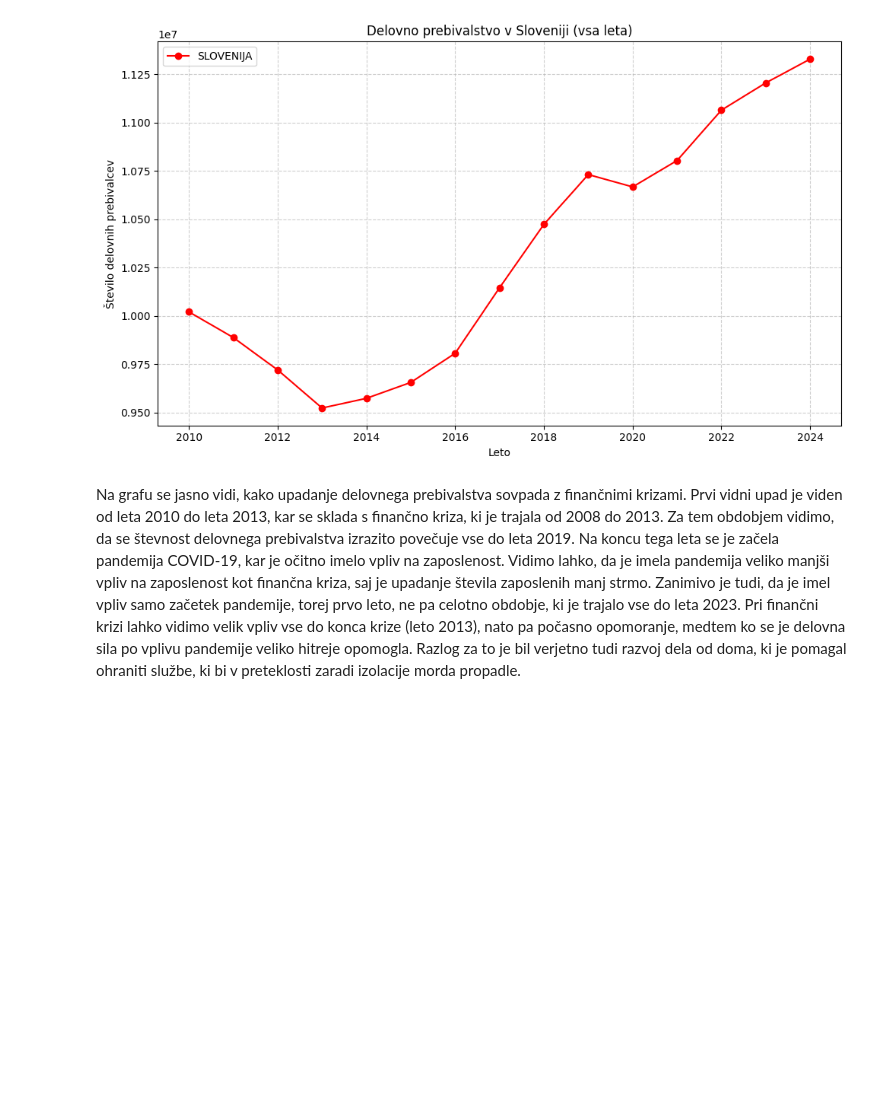
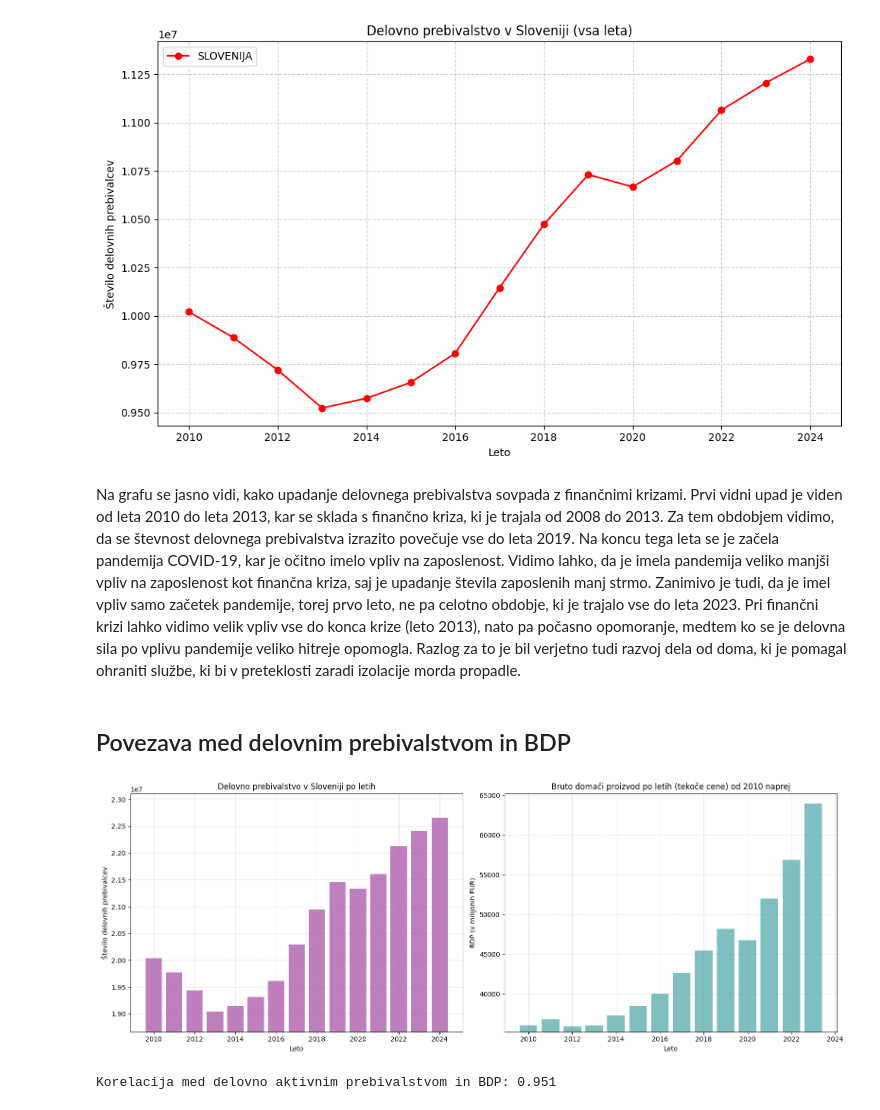
Before and after one commit to nirinja/PR259, a Jupyter notebook: koda/koda.ipynb, the cells around one changed output. Drawn from its saved outputs; the diff is of its cells as text; code cells hidden in the pictures; blank space fills up the shorter version.

```diff
--- a/koda/koda.ipynb
+++ b/koda/koda.ipynb
@@ -17,11 +17,12 @@ data = pd.DataFrame(px_data['DATA'])
 data_slovenia = data[data['STATISTIČNA REGIJA'] == 'SLOVENIJA']
 data['YEAR'] = data['MESEC'].str[:4]
 data['DATA'] = pd.to_numeric(data['DATA'], errors='coerce')
-# Izloči zadnje leto
-data = data[data['YEAR'] != data['YEAR'].max()]
+data = data[data['YEAR'] != data['YEAR'].max()] # Izloči zadnje leto
 
 px_data2 = pyaxis.parse("./podatki/bdp.PX", encoding="windows-1250")
 data_bpd = pd.DataFrame(px_data2['DATA'])
+data_bpd['DATA'] = pd.to_numeric(data_bpd['DATA'], errors='coerce')
+data_bpd = data_bpd[data_bpd['LETO'] != data_bpd['LETO'].max()] # Izloči zadnje leto
 # %% [output]
 Multilingual PX file
 Multilingual PX file
@@ -170,3 +169,61 @@ plt.show()
 [figure]
 # %% [markdown]
 Na grafu se jasno vidi, kako upadanje delovnega prebivalstva sovpada z finančnimi krizami. Prvi vidni upad je viden od leta 2010 do leta 2013, kar se sklada s finančno kriza, ki je trajala od 2008 do 2013. Za tem obdobjem vidimo, da se števnost delovnega prebivalstva izrazito povečuje vse do leta 2019. Na koncu tega leta se je začela pandemija COVID-19, kar je očitno imelo vpliv na zaposlenost. Vidimo lahko, da je imela pandemija veliko manjši vpliv na zaposlenost kot finančna kriza, saj je upadanje števila zaposlenih manj strmo. Zanimivo je tudi, da je imel vpliv samo začetek pandemije, torej prvo leto, ne pa celotno obdobje, ki je trajalo vse do leta 2023. Pri finančni krizi lahko vidimo velik vpliv vse do konca krize (leto 2013), nato pa počasno opomoranje, medtem ko se je delovna sila po vplivu pandemije veliko hitreje opomogla. Razlog za to je bil verjetno tudi razvoj dela od doma, ki je pomagal ohraniti službe, ki bi v preteklosti zaradi izolacije morda propadle.
+# %% [markdown]
+## Povezava med delovnim prebivalstvom in BDP
+# %%
+# Podatki o delovnem prebivalstvu
+yearly_data = data.groupby('YEAR')['DATA'].sum()
+yearly_data.index = pd.to_numeric(yearly_data.index)
+
+# Podatki o BDP
+bdp = data_bpd[
+    (data_bpd['TRANSAKCIJE'] == 'Bruto domači proizvod') &
+    (data_bpd['MERITVE'] == 'Tekoče cene (mio EUR)')
+].copy()
+
+bdp['LETO'] = bdp['LETO'].astype(int)
+bdp = bdp[bdp['LETO'] >= 2010]
+bdp = bdp.sort_values('LETO')
+
+fig, axes = plt.subplots(1, 2, figsize=(16, 6))
+
+# Prvi graf - Delovno prebivalstvo
+axes[0].bar(yearly_data.index, yearly_data.values, color='purple', alpha=0.5)
+axes[0].set_xlabel('Leto')
+axes[0].set_ylabel('Število delovnih prebivalcev')
+axes[0].set_title('Delovno prebivalstvo v Sloveniji po letih')
+axes[0].grid(True, color='gray', linestyle='--', linewidth=0.5, alpha=0.4)
+axes[0].set_ylim([yearly_data.min() * 0.98, yearly_data.max() * 1.02])
+
+
+# Drugi graf - BDP
+axes[1].bar(bdp['LETO'], bdp['DATA'],  color='teal', alpha=0.5)
+axes[1].set_xlabel('Leto')
+axes[1].set_ylabel('BDP (v milijonih EUR)')
+axes[1].set_title('Bruto domači proizvod po letih (tekoče cene) od 2010 naprej')
+axes[1].grid(True, color='gray', linestyle='--', linewidth=0.5, alpha=0.4)
+axes[1].set_ylim([bdp['DATA'].min() * 0.98, bdp['DATA'].max() * 1.02])
+
+# Prilagodite prikaz in prikazujte graf
+plt.tight_layout()
+plt.show()
+# %% [output]
+[figure, added]
+# %%
+# Primer podatkov
+data_labor = pd.DataFrame({
+    'LETO': list(range(2010, 2024)),
+    'DATA': [850000, 860000, 855000, 858000, 860500, 863000, 870000, 872000, 875000, 877000, 880000, 885000, 888000, 890000]
+})
+
+data_bdp = pd.DataFrame({
+    'LETO': list(range(2010, 2024)),
+    'DATA': [35000, 36000, 37000, 37500, 38000, 39000, 40000, 40500, 41000, 41200, 41500, 41800, 42000, 42200]
+})
+
+merged = pd.merge(data_labor, data_bdp, on='LETO', suffixes=('_labor', '_bdp'))
+correlation = merged['DATA_labor'].corr(merged['DATA_bdp'])
+print(f"Korelacija med delovno aktivnim prebivalstvom in BDP: {correlation:.3f}")
+# %% [output]
+Korelacija med delovno aktivnim prebivalstvom in BDP: 0.951
```
Also changed, not shown: parts of 6 cells of this notebook.
